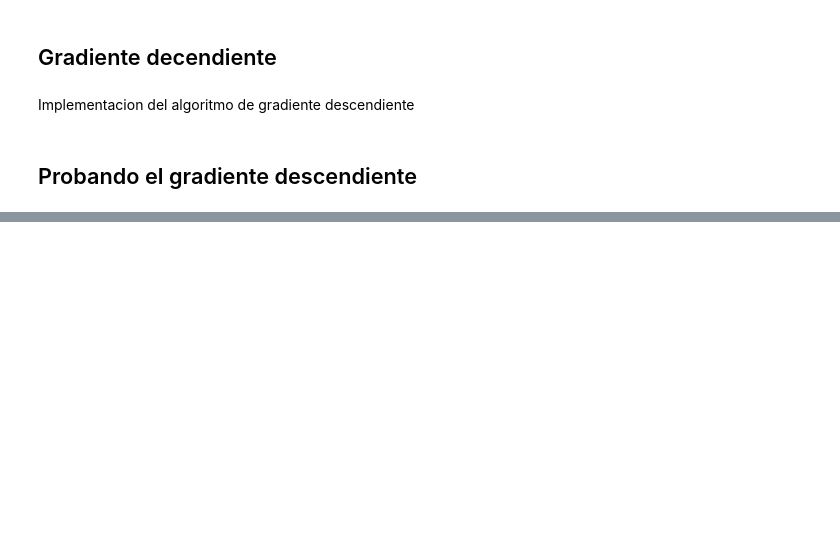
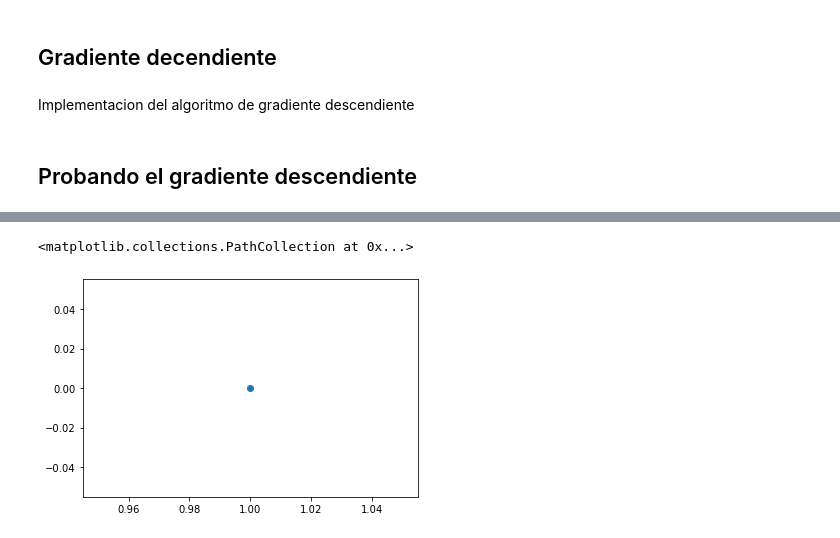
Before and after one commit to luisjba/rnp, a Jupyter notebook: perceptron_OR_gate.ipynb, the cells around one changed output, grey strips where cells are left out. Saved outputs shown, nothing was run; the diff lists cells and outputs as text; code cells hidden in the pictures; blank space fills up the shorter version.

```diff
--- a/perceptron_OR_gate.ipynb
+++ b/perceptron_OR_gate.ipynb
@@ -183,0 +195,7 @@ gard:[0.07 0.07], b:-0.070000 loss:0.125000
+# %%
+x_line = np.linspace(1,len(j_hist), len(j_hist))
+#j_hist
+plt.scatter(x_line, j_hist)
+# %% [output]
+<matplotlib.collections.PathCollection at 0x...>
+[figure, added]
```
Also changed, not shown: parts of 12 cells of this notebook.
